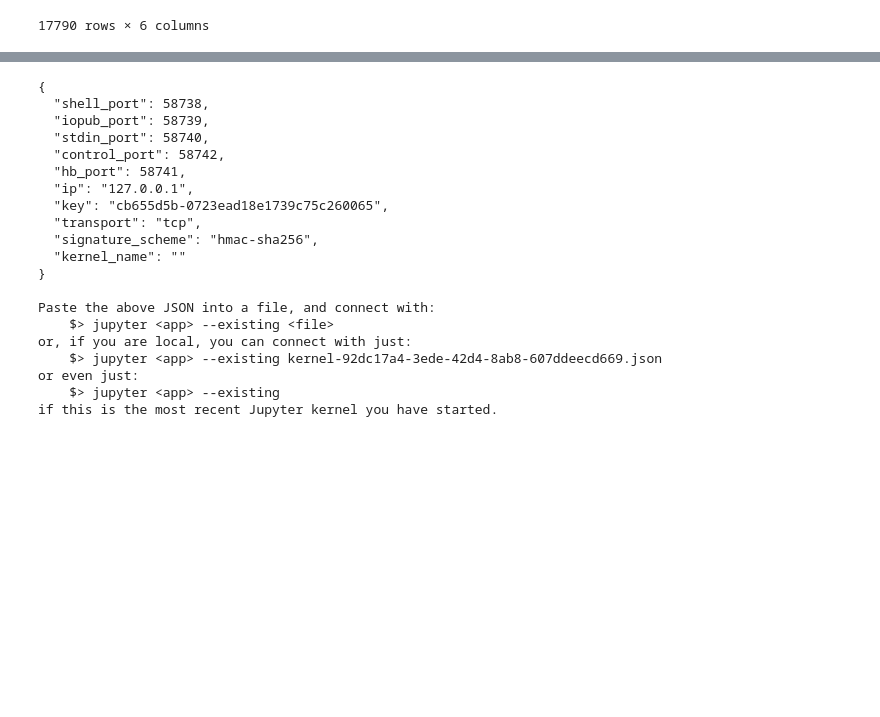
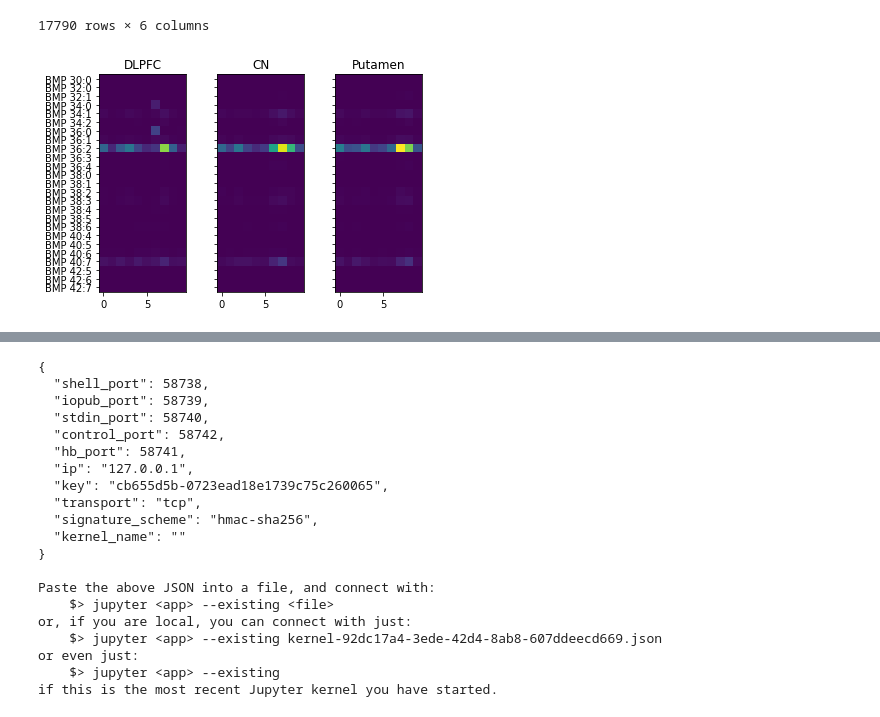
Before and after one commit to attilagk/Gabriel, a Jupyter notebook: notebooks/2022-09-04-mixed-models/2022-09-04-mixed-models.ipynb, the cells around one changed output, grey strips where cells are left out. Drawn from its saved outputs; the diff is of its cells as text; code cells hidden in the pictures; blank space fills up the shorter version.

Commit message:
species show great variance within groups: need to normalize across samples

```diff
--- a/notebooks/2022-09-04-mixed-models/2022-09-04-mixed-models.ipynb
+++ b/notebooks/2022-09-04-mixed-models/2022-09-04-mixed-models.ipynb
@@ -51,12 +20,18 @@ fpath = '../../resources/lipid-data-species-normalized-pretty.csv'
 norm_lipid_species = pd.read_csv(fpath, header=[0, 1], index_col=[0, 1])
 fpath = '../../resources/lipid-data-species-pretty.csv'
 lipid_species = pd.read_csv(fpath, header=[0, 1], index_col=[0, 1])
+# %%
+brain_regions = ['DLPFC', 'CN', 'Putamen']
 # %%
 s = lipid_species.stack(level=1).stack().rename_axis(['Group', 'Species', 'Region', 'Subject'])
 endog = s.to_frame('Level')
 exog = s.index.to_frame()
 exog['Dx'] = [re.sub('^(Control|ChAc).*$', '\\1', s) for s in exog.Subject]
 data = pd.concat([endog, exog], axis=1)
+data = data.astype({
+    'Region': CategoricalDtype(categories=brain_regions, ordered=True),
+    'Dx': CategoricalDtype(categories=['Control', 'ChAc'], ordered=True),
+                   })
 data
 # %% [output]
 |  |  |  |  | Level | Group | Species | Region | Subject | Dx |
@@ -73,3 +48,26 @@ data
 |  |  |  | Control 5 | 0.00034 | NSer | NSer 22:6 | Putamen | Control 5 | Control |
 |  |  |  | Control 6 | 0.00042 | NSer | NSer 22:6 | Putamen | Control 6 | Control |
 17790 rows × 6 columns
+# %%
+def extract_group(group, data=data):
+    val = data.xs(group, axis=0, level='Group')
+    return(val)
+
+d = extract_group('BMP')
+# %%
+def heatmap(group, data=lipid_species):
+    fig, ax = plt.subplots(1, 3, sharey=True)
+    for ix, region in enumerate(brain_regions):
+        d = data.xs(group, axis=0, level=0)
+        vmin = d.min().min()
+        vmax = d.max().max()
+        d = d.xs(region, axis=1, level=1)
+        ax[ix].imshow(d, interpolation='none', vmin=vmin, vmax=vmax)
+        ax[ix].set_title(region)
+        ax[ix].set_yticks(range(len(d)))
+        ax[ix].set_yticklabels(d.index)
+    return((fig, ax))
+
+fig, ax = heatmap('BMP')
+# %% [output]
+[figure, added]
```
Also changed, not shown: parts of 5 cells of this notebook.
